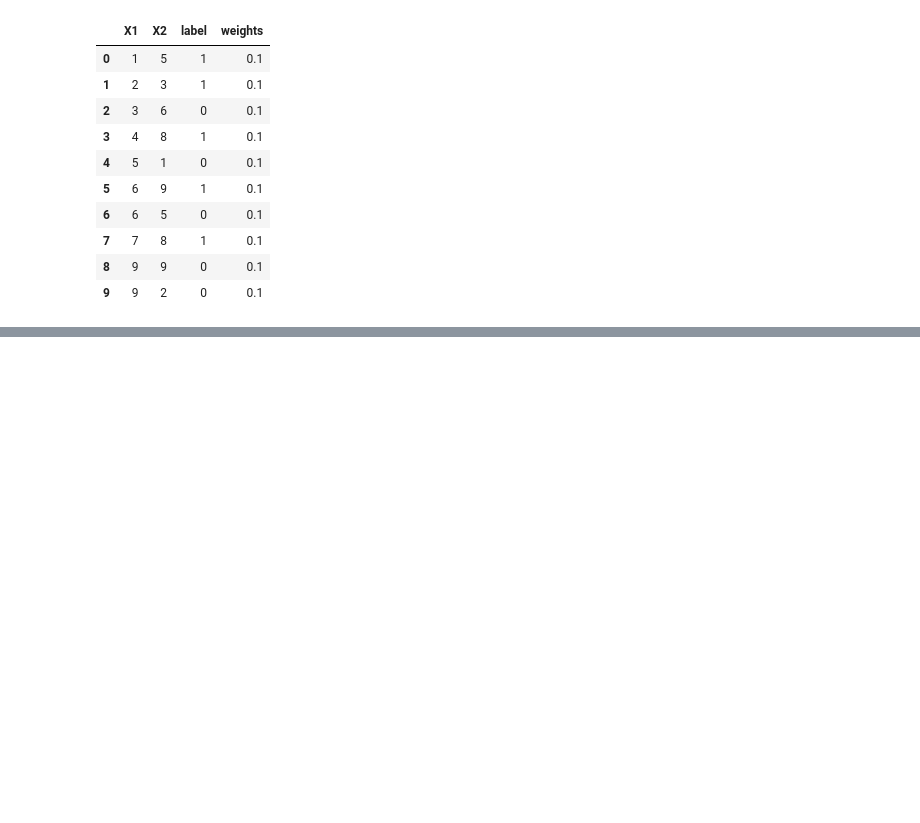
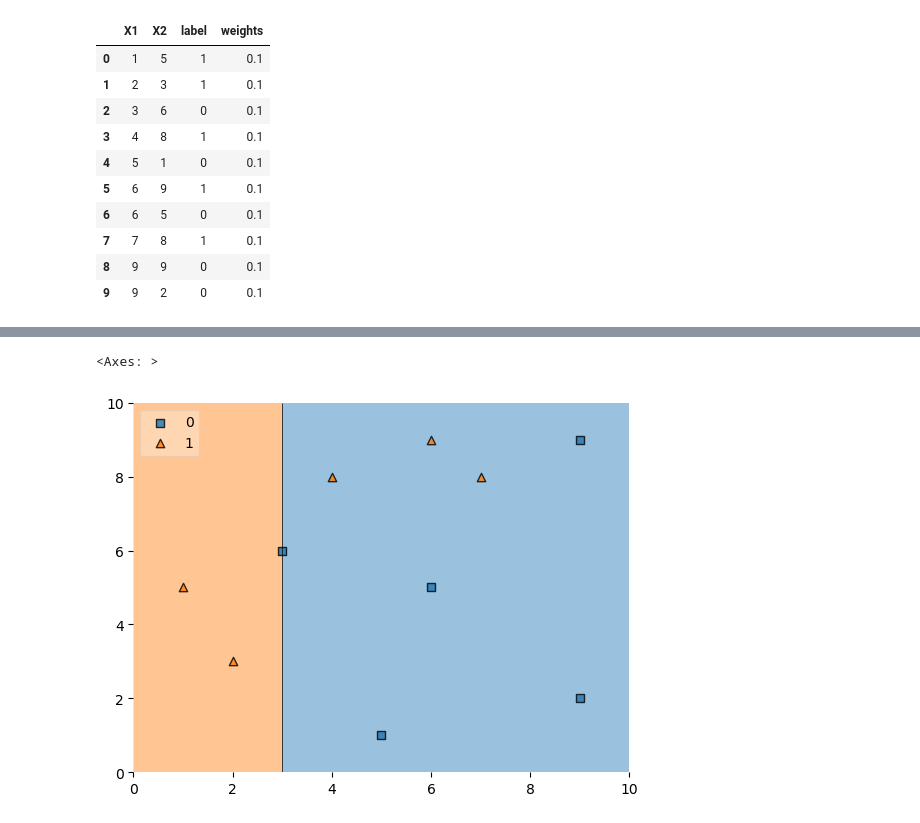
Before and after one commit to ipartzix/AI-ML-ENGINEERING-JOURNEY, a Jupyter notebook: 03_Machine_Learning/04_Core_Algorithms/01_Supervised_Learning/05_Ensemble_Basics/03_Boosting/01_Adaboost/adaboost_scratch.ipynb, the cells around one changed output, grey strips where cells are left out. Saved outputs shown, nothing was run; the diff lists cells and outputs as text; code cells hidden in the pictures; blank space fills up the shorter version.

```diff
--- a/03_Machine_Learning/04_Core_Algorithms/01_Supervised_Learning/05_Ensemble_Basics/03_Boosting/01_Adaboost/adaboost_scratch.ipynb
+++ b/03_Machine_Learning/04_Core_Algorithms/01_Supervised_Learning/05_Ensemble_Basics/03_Boosting/01_Adaboost/adaboost_scratch.ipynb
@@ -50,0 +73,5 @@ df
+# %%
+plot_decision_regions(X, y,clf=dt1, legend=2)
+# %% [output]
+<Axes: >
+[figure, added]
```
Also changed, not shown: parts of 19 cells of this notebook.
